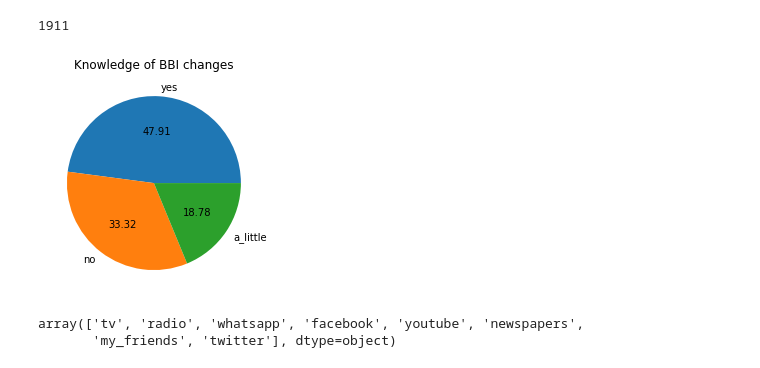
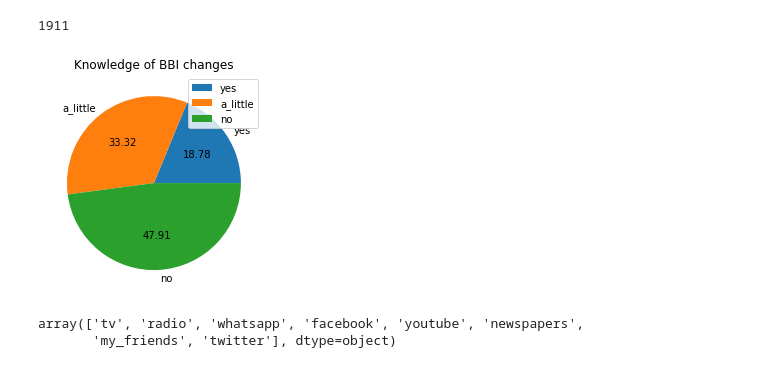
Before and after one commit to kipsangchepesa/CYBEKA, a Jupyter notebook: Copy_of_DSP_group4_project.ipynb, the cells around one changed output. Cells and saved outputs as stored; diff of their text form; code cells hidden in the pictures.

```diff
--- a/Copy_of_DSP_group4_project.ipynb
+++ b/Copy_of_DSP_group4_project.ipynb
@@ -381,12 +449,14 @@ InBBI('a_little')
 # %% [output]
 1911
 # %%
-plt.pie(df_new['Do you know what BBI wants to change'].value_counts(), labels=x,  autopct='%1.2f')
-
+data=['yes','a_little','no']
+x=[1077, 1911,2748]
+plt.pie(x, labels=data, autopct='%1.2f')
+plt.legend()
 plt.title('Knowledge of BBI changes')
 plt.show()
 # %% [output]
-[figure, old version]
+[figure, new version]
 # %%
 # Where do you get your News from
 get_from =df_new["Where do you get your News from"].unique()
```
Also changed, not shown: parts of 11 cells of this notebook.
